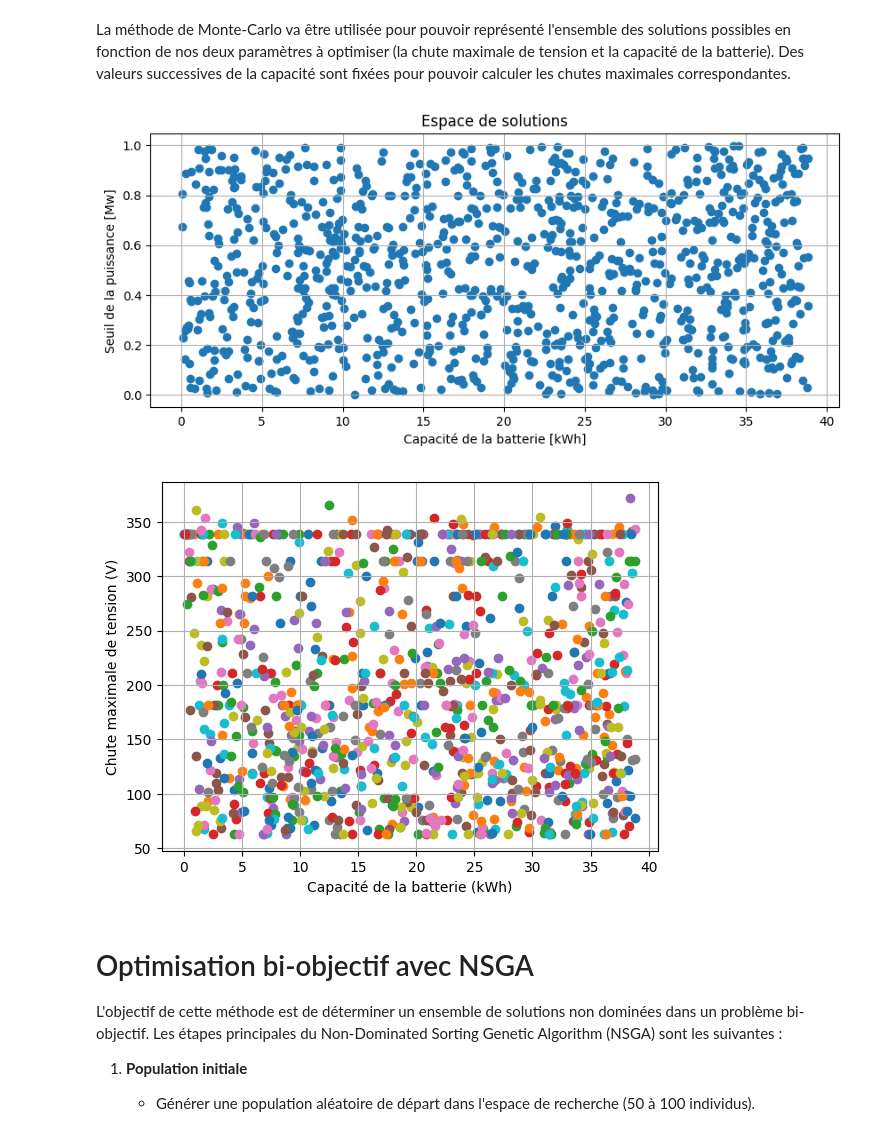
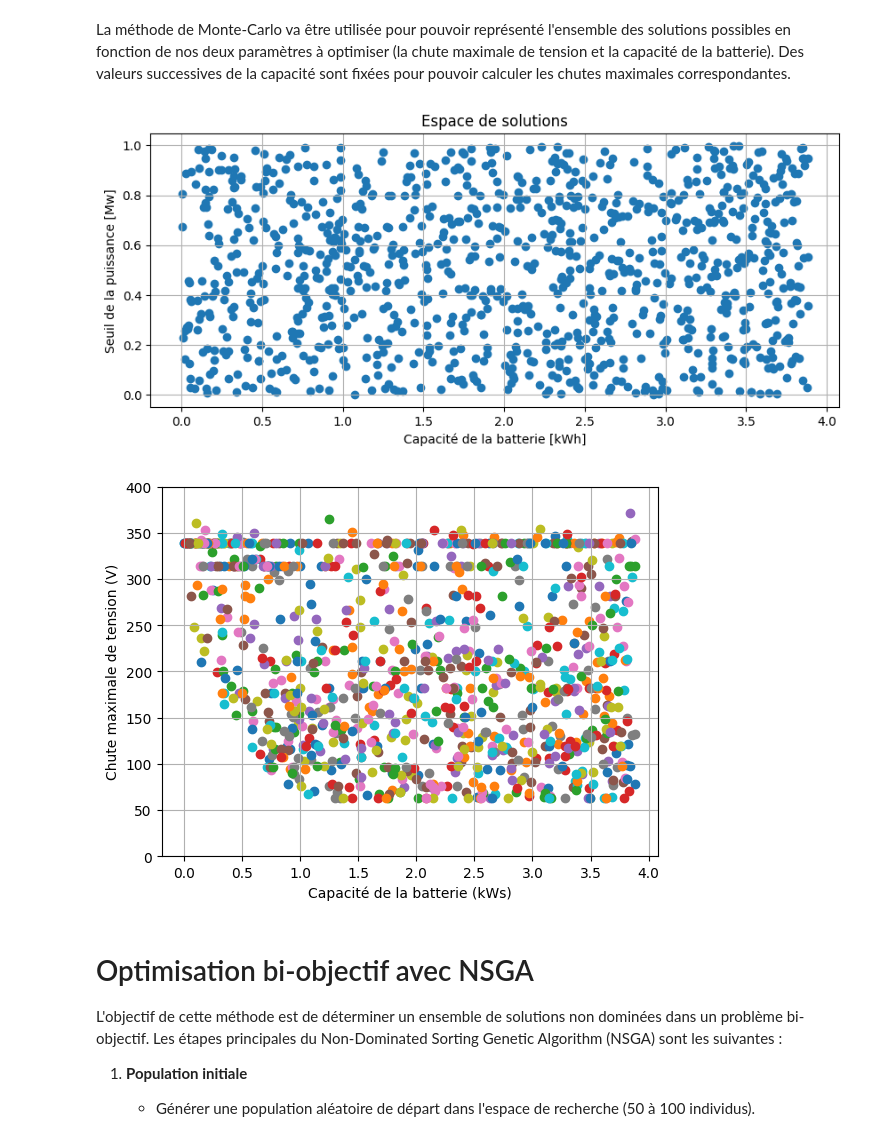
Before and after one commit to khodjawalid/Optimisation_Syst_de_Stockage_electrique_pour_Tramway_Python, a Jupyter notebook: Notebook.ipynb, the cells around one changed output. Cells and saved outputs as stored; diff of their text form; code cells hidden in the pictures.

```diff
--- a/Notebook.ipynb
+++ b/Notebook.ipynb
@@ -308,35 +308,35 @@ La méthode de Monte-Carlo va être utilisée pour pouvoir représenté l'ensemb
 # %%
 #Afin d'avoir es memes valeurs aléatoire
 np.random.seed(1)
 #Echantillonnage aléatoire des solutions possible
 p_seuil = np.random.uniform(0,1e6, 1000)  # Générer 1000 valeurs aléatoires entre a et b
-batt_capa = np.random.uniform(0,14e7, 1000)
+batt_capa = np.random.uniform(0,14e6, 1000)
 chutte_sys = []
 
 
 #Affichage espace solution
 plt.figure(figsize=(10,4))
 plt.scatter(batt_capa*1e-3/3600,p_seuil*1e-6)
 plt.title("Espace de solutions")
 plt.xlabel("Capacité de la batterie [kWh]")
 plt.ylabel("Seuil de la puissance [Mw]")
 plt.grid()
 
 
 plt.figure()
 
 for cap , s in zip(batt_capa,p_seuil):
     chute_max = simulation_sys(cap,s , Ptrain, Etrain, temps,Vsst,Req)
     chutte_sys.append(chute_max)
     plt.scatter(cap*1e-3/3600,chute_max)
 
-plt.ylim
+plt.ylim(0,400)
 plt.ylabel("Chute maximale de tension (V)")
-plt.xlabel("Capacité de la batterie (kWh)")
+plt.xlabel("Capacité de la batterie (kWs)")
 plt.grid()
 # %% [output]
-[figure, old version]
+[figure, new version]
-[figure, old version]
+[figure, new version]
 # %% [markdown]
 # Optimisation bi-objectif avec NSGA
 
```
Also changed, not shown: parts of 2 cells of this notebook.
